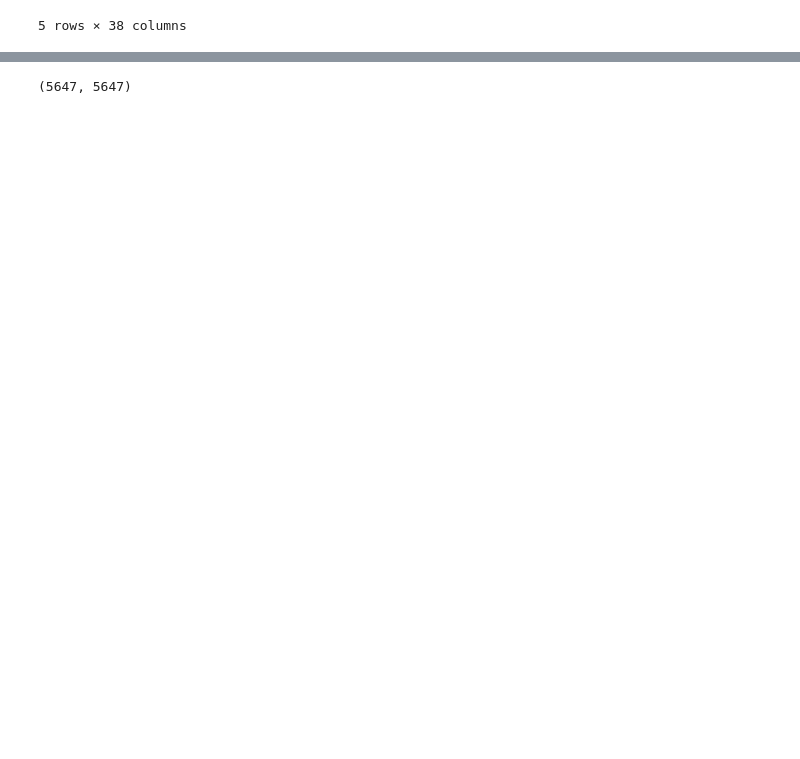
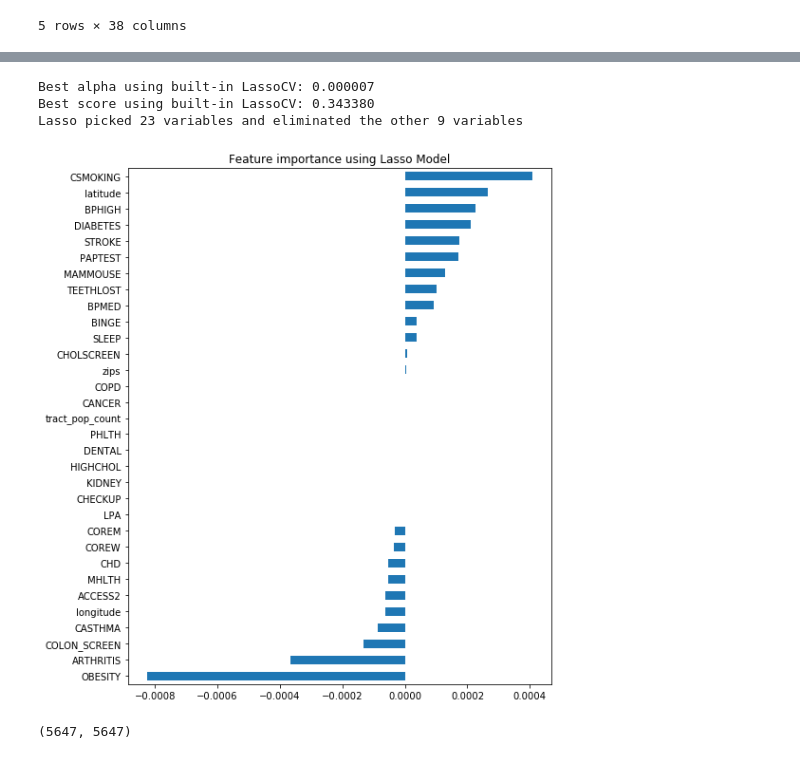
Before and after one commit to rylativity/health_and_income, a Jupyter notebook: Data_Standardization_And_Modeling.ipynb, the cells around one changed output, grey strips where cells are left out. Saved outputs shown, nothing was run; the diff lists cells and outputs as text; code cells hidden in the pictures; blank space fills up the shorter version.

```diff
--- a/Data_Standardization_And_Modeling.ipynb
+++ b/Data_Standardization_And_Modeling.ipynb
@@ -112,3 +121,30 @@ df.head()
+# %%
+## Lasso For Feature Selection
+temp_df = df.drop(["UniqueID", "geometry", "state", "city_county"], axis = 1, inplace=False)
+temp_df.dropna(inplace=True)
+temp_X = temp_df.drop(["Median_Income_2017","Median_Income_2017_norm"], axis=1, inplace = False)
+temp_y = temp_df["Median_Income_2017_norm"]
+
+ss = StandardScaler()
+ss.fit(temp_X)
+temp_X_scaled = ss.transform(temp_X)
+
+reg = LassoCV()
+reg.fit(temp_X_scaled, temp_y)
+print("Best alpha using built-in LassoCV: %f" % reg.alpha_)
+print("Best score using built-in LassoCV: %f" %reg.score(temp_X_scaled,temp_y))
+coef = pd.Series(reg.coef_, index = temp_X.columns)
+print("Lasso picked " + str(sum(coef != 0)) + " variables and eliminated the other " +  str(sum(coef == 0)) + " variables")
+imp_coef = coef.sort_values()
+import matplotlib
+matplotlib.rcParams['figure.figsize'] = (8.0, 10.0)
+imp_coef.plot(kind = "barh")
+plt.title("Feature importance using Lasso Model");
+# %% [output]
+Best alpha using built-in LassoCV: 0.000007
+Best score using built-in LassoCV: 0.343380
+Lasso picked 23 variables and eliminated the other 9 variables
+[figure, added]
 # %%
 
 feature_cols = [
```
Also changed, not shown: parts of 21 cells of this notebook.
